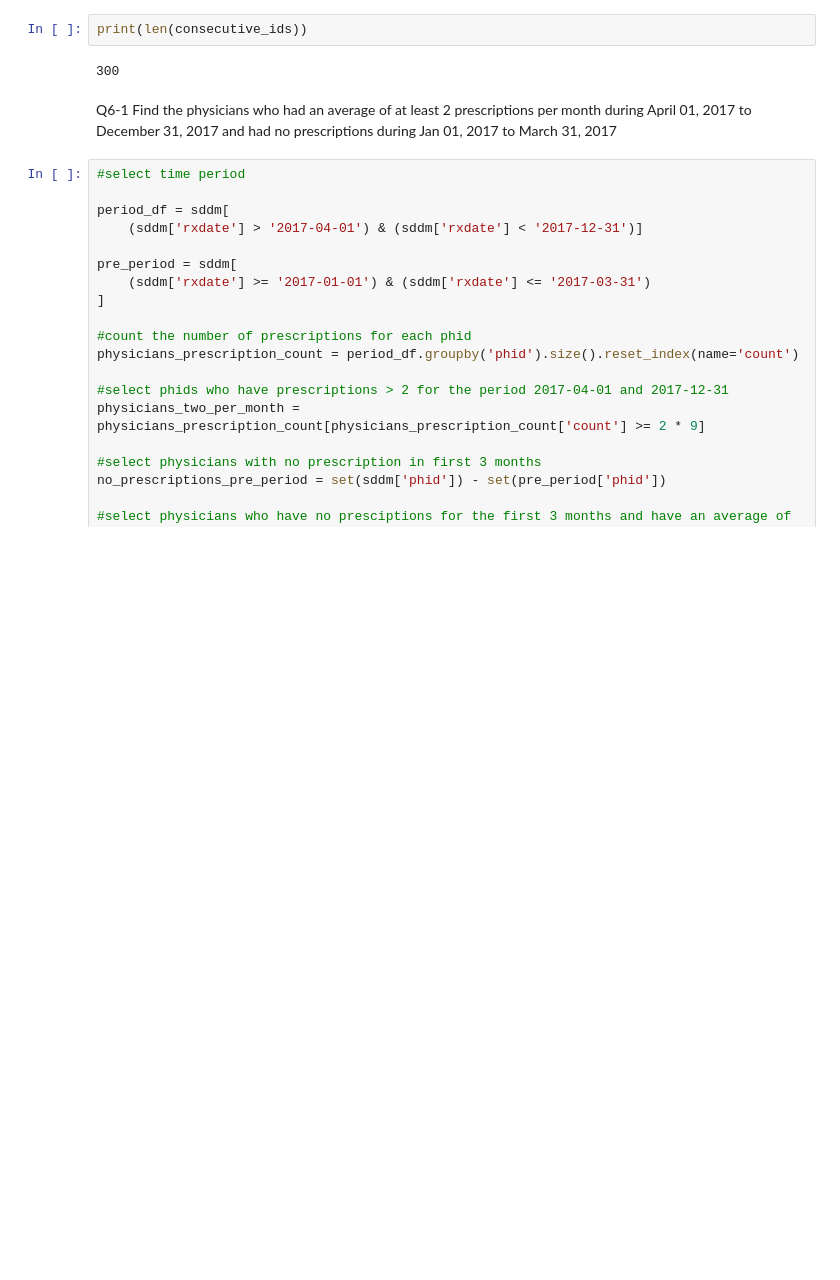
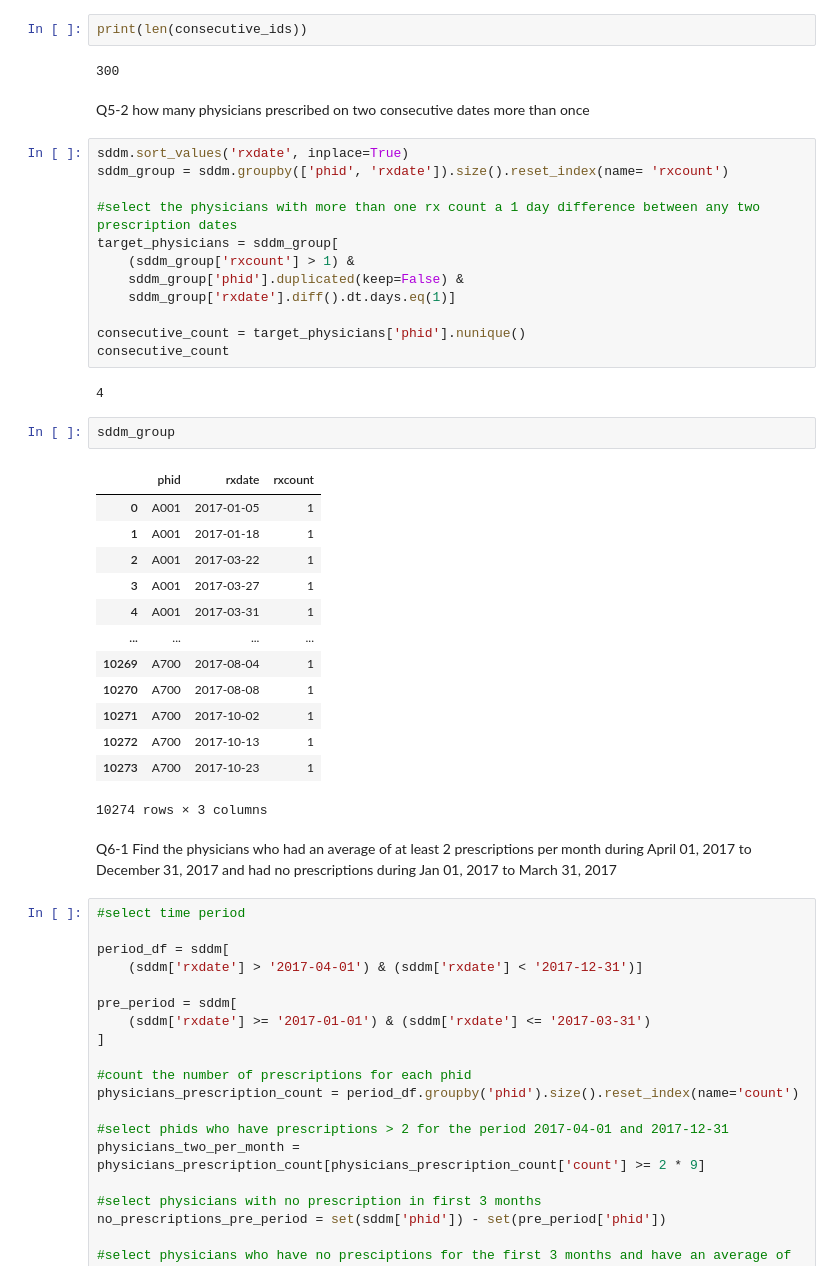
Before and after one commit to bisiAlgoRuthM/drugD-prescription-physician-study, a Jupyter notebook: answers.ipynb, the cells around one changed output. Drawn from its saved outputs; the diff is of its cells as text; blank space fills up the shorter version.

```diff
--- a/answers.ipynb
+++ b/answers.ipynb
@@ -177,6 +177,38 @@ Q5-1 Print how many physicians prescribed on 2 consecutive days
 print(len(consecutive_ids))
 # %% [output]
 300
+# %% [markdown]
+Q5-2 how many physicians prescribed on two consecutive dates more than once
+# %%
+sddm.sort_values('rxdate', inplace=True)
+sddm_group = sddm.groupby(['phid', 'rxdate']).size().reset_index(name= 'rxcount')
+
+#select the physicians with more than one rx count a 1 day difference between any two prescription dates
+target_physicians = sddm_group[
+    (sddm_group['rxcount'] > 1) &
+    sddm_group['phid'].duplicated(keep=False) &
+    sddm_group['rxdate'].diff().dt.days.eq(1)]
+
+consecutive_count = target_physicians['phid'].nunique()
+consecutive_count
+# %% [output]
+4
+# %%
+sddm_group
+# %% [output]
+|  | phid | rxdate | rxcount |
+| 0 | A001 | 2017-01-05 | 1 |
+| 1 | A001 | 2017-01-18 | 1 |
+| 2 | A001 | 2017-03-22 | 1 |
+| 3 | A001 | 2017-03-27 | 1 |
+| 4 | A001 | 2017-03-31 | 1 |
+| ... | ... | ... | ... |
+| 10269 | A700 | 2017-08-04 | 1 |
+| 10270 | A700 | 2017-08-08 | 1 |
+| 10271 | A700 | 2017-10-02 | 1 |
+| 10272 | A700 | 2017-10-13 | 1 |
+| 10273 | A700 | 2017-10-23 | 1 |
+10274 rows × 3 columns
 # %% [markdown]
 Q6-1  Find the physicians who had an average of at least 2 prescriptions per month during April 01, 2017 to December 31, 2017 and had no prescriptions during Jan 01, 2017 to March 31, 2017
 # %%
```
Also changed, not shown: parts of 1 cell of this notebook, 5 other files.
